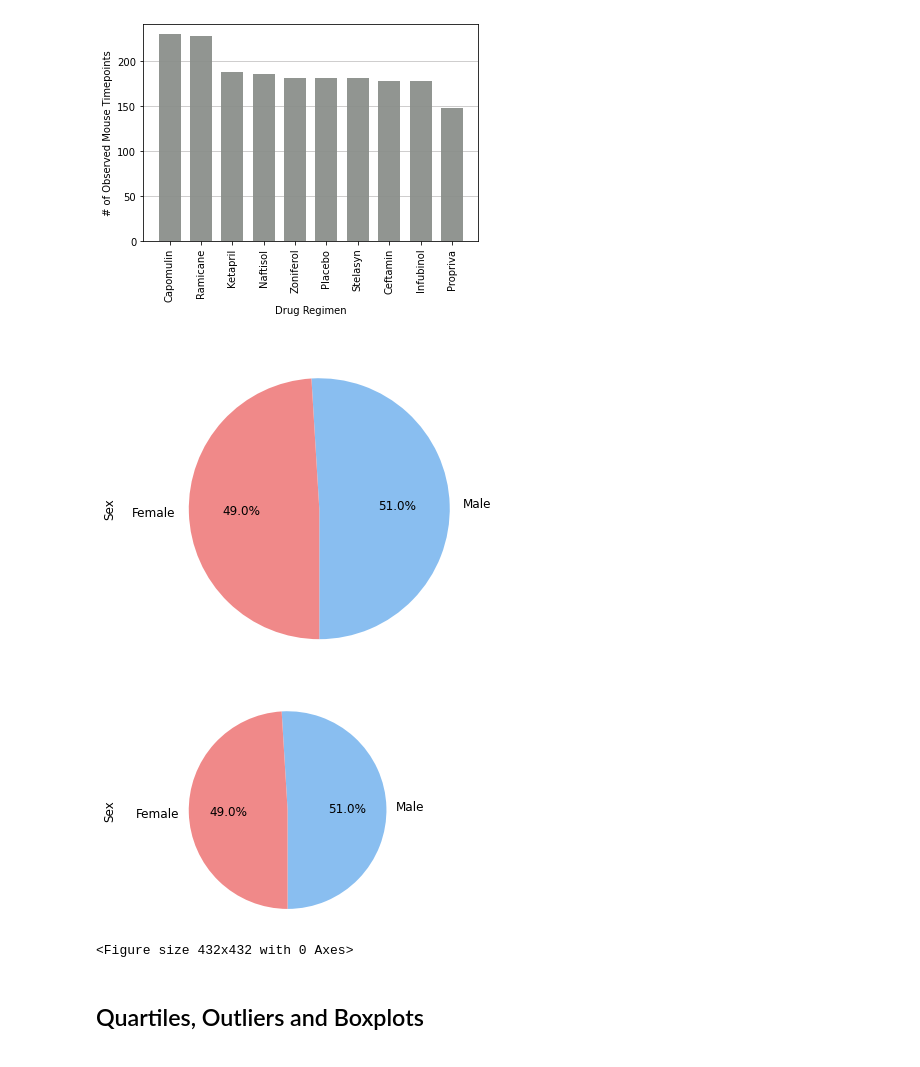
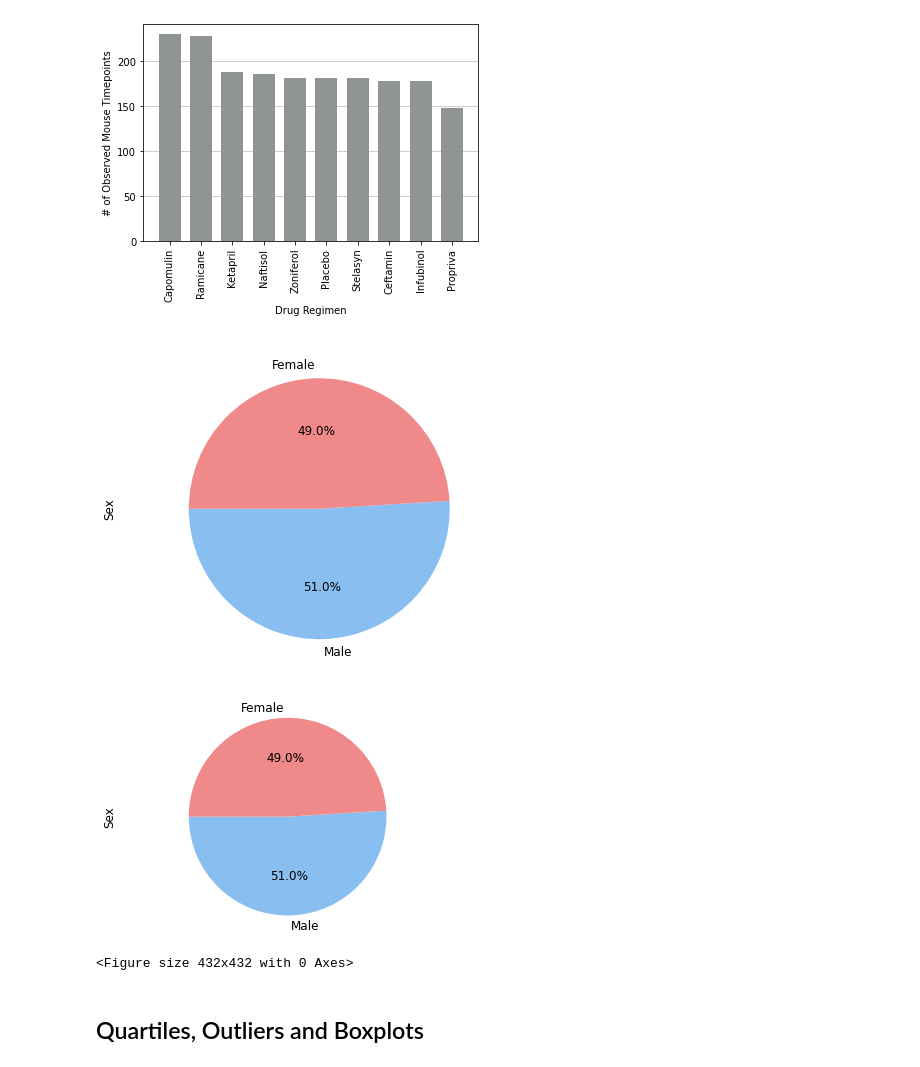
Before and after one commit to GalKlo/matplotlib_project, a Jupyter notebook: Pymaceuticals/pymaceuticals.ipynb, the cells around one changed output. Cells and saved outputs as stored; diff of their text form; code cells hidden in the pictures.

Commit message:
Change format of visuals

```diff
--- a/Pymaceuticals/pymaceuticals.ipynb
+++ b/Pymaceuticals/pymaceuticals.ipynb
@@ -199,7 +200,7 @@ mice_sex = study_results_clean.groupby("Sex").size().sort_values(ascending = Fal
 # Generate a pie plot showing the distribution of female versus male mice using Pandas
 mice_sex_chart = mice_sex.plot (kind='pie',
                                 autopct='%1.1f%%',
-                                startangle=270,
+                                startangle=180,
                                 ylabel="Sex",
                                 fontsize= 12,
                                 figsize= (6,6),
@@ -207,26 +208,26 @@ mice_sex_chart = mice_sex.plot (kind='pie',
                                 )
 mice_sex_chart.set_ylabel("Sex", labelpad=40, fontsize= 12)
 
-# # Adjust background colour
+# Adjust background colour
 plt.gcf().set_facecolor('white')
 # %% [output]
-[figure, old version]
+[figure, new version]
 # %%
 # Generate a pie plot showing the distribution of female versus male mice using pyplot
 plt.pie(mice_sex,
         labels= mice_sex.index,
         colors= ['#89bef0', '#f08989'],
         autopct="%1.1f%%",
-        startangle=270,
+        startangle=180,
         textprops={'fontsize': 12}
        )
 plt.axis("equal")
 plt.ylabel("Sex", fontsize=12)
 plt.figure(figsize=(6, 6))
 
 plt.show()
 # %% [output]
-[figure, old version]
+[figure, new version]
 <Figure size 432x432 with 0 Axes>
 # %% [markdown]
 ## Quartiles, Outliers and Boxplots
```
Also changed, not shown: parts of 4 cells of this notebook.
